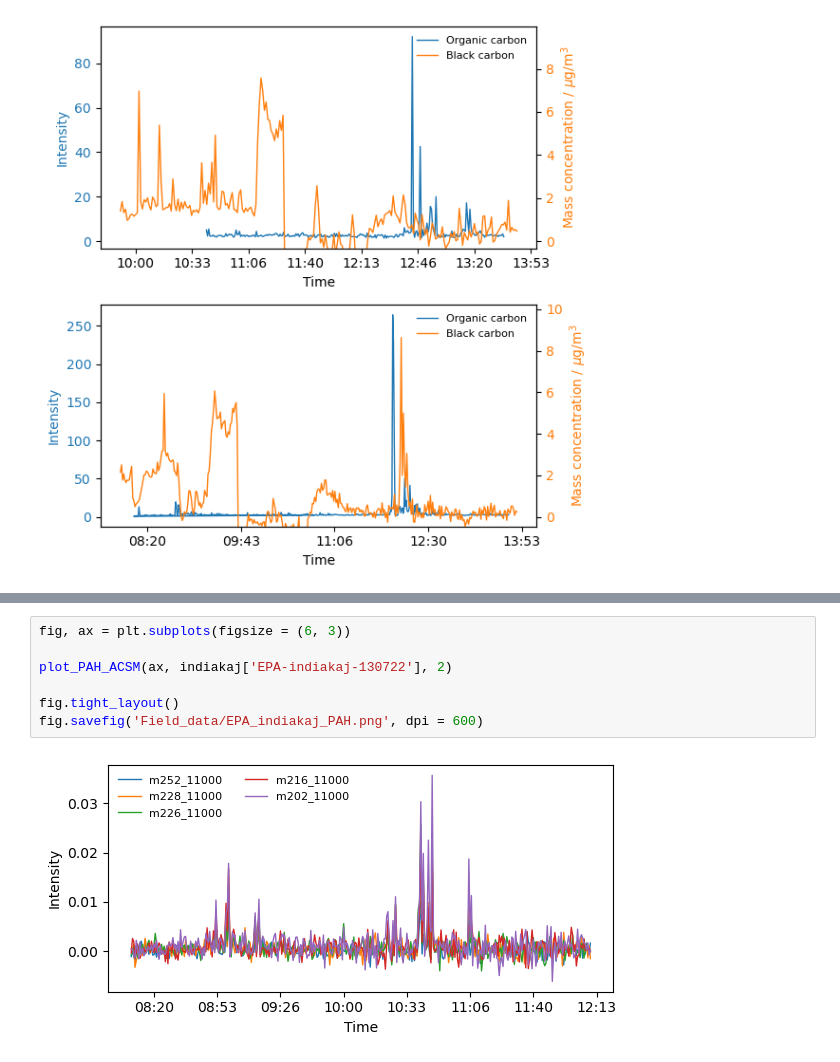
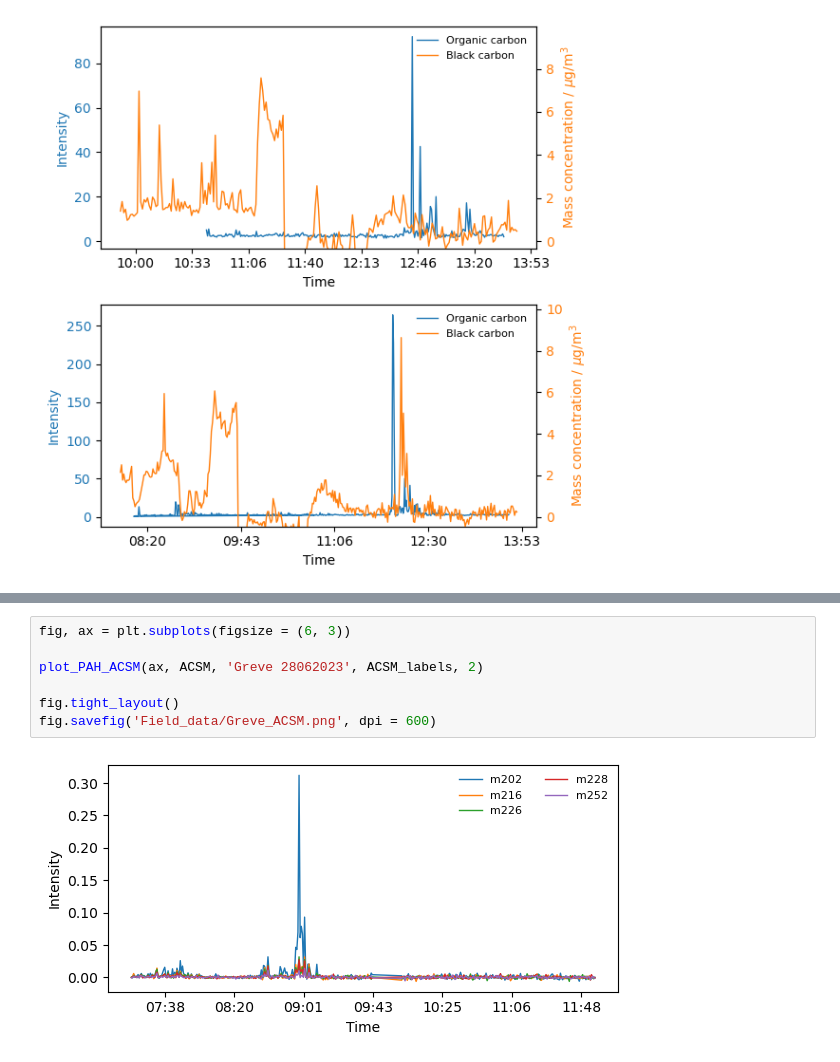
Before and after one commit to Normann25/NFA_project, a Jupyter notebook: field.ipynb, the cells around one changed output, grey strips where cells are left out. Saved outputs shown, nothing was run; the diff lists cells and outputs as text.

```diff
--- a/field.ipynb
+++ b/field.ipynb
@@ -251,9 +246,9 @@ fig.savefig('Field_data/EPA_indiakaj.png', dpi = 600)
 # %%
 fig, ax = plt.subplots(figsize = (6, 3))
 
-plot_PAH_ACSM(ax, indiakaj['EPA-indiakaj-130722'], 2)
+plot_PAH_ACSM(ax, ACSM, 'Greve 28062023', ACSM_labels, 2)
 
 fig.tight_layout()
-fig.savefig('Field_data/EPA_indiakaj_PAH.png', dpi = 600)
+fig.savefig('Field_data/Greve_ACSM.png', dpi = 600)
 # %% [output]
-[figure, old version]
+[figure, new version]
```
Also changed, not shown: parts of 17 cells of this notebook, 8 other files.
